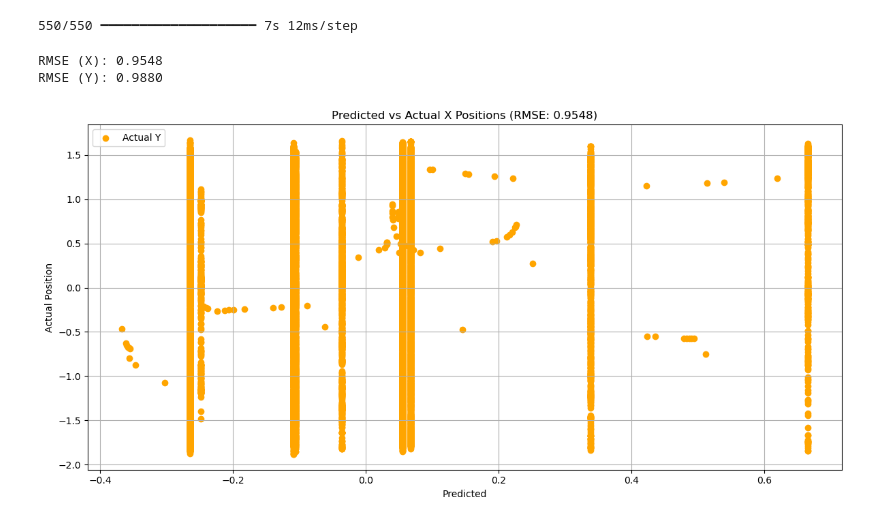
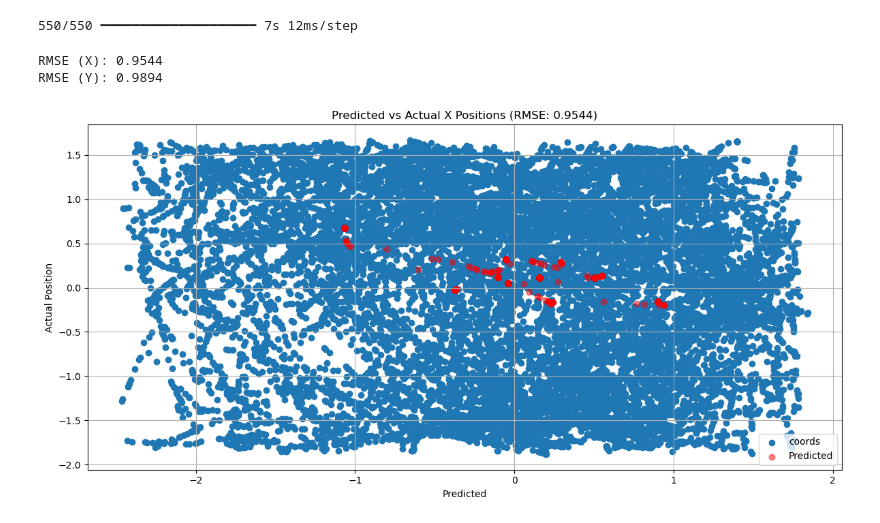
Before and after one commit to adiguzeldeniz/ekip_makine, a Jupyter notebook: i_hate_this.ipynb, the cells around one changed output. Cells and saved outputs as stored; diff of their text form; code cells hidden in the pictures.

```diff
--- a/i_hate_this.ipynb
+++ b/i_hate_this.ipynb
@@ -96,8 +96,8 @@ Index(['Ball_x', 'Ball_y', 'Ball_z', 'Ball_Speed?', 'FCKplayer_1_x',
 #exclude_cols = ['FCKplayer_2_x', 'FCKplayer_2_y']
 input_data = game_reduced#.drop(columns=exclude_cols) #pls ignore this line
 
-window_size = 50      # length of the input sequence
-horizon = 10          # how far ahead to predict
+window_size = 250      # length of the input sequence
+horizon = 250          # how far ahead to predict
 target_cols = [0, 1]  #this basically tells us what we wanna predict. i can just add more columns here if we wanna find positions throughout a whole game
 
 def create_sequences(data, time_steps, future_steps, target_cols):
@@ -115,7 +115,7 @@ def create_sequences(data, time_steps, future_steps, target_cols):
 input, targets = create_sequences(input_data.values, window_size, horizon, target_cols)
 # %%
 #Padding the data
-pad_value = 999.0 #Im hoping this works now. Else we can just set it to 0 even though it makes no sense in this context
+pad_value = 0.0 #Set this to 0 for now. Doesnt make much sense to me but it works i guess
 padded_input = np.nan_to_num(input, nan=pad_value)
 padded_targets = np.nan_to_num(targets, nan=pad_value)
 
@@ -179,22 +177,23 @@ pred_y = predictions[:, 1]
 # %%
 from sklearn.metrics import mean_squared_error
 rmse_x = np.sqrt(mean_squared_error(target_x, pred_x))
 print(f'RMSE (X): {rmse_x:.4f}')
 rmse_y = np.sqrt(mean_squared_error(target_y, pred_y))
 print(f'RMSE (Y): {rmse_y:.4f}')
 
 plt.figure(figsize=(12, 6))
 #plt.scatter(pred_x,target_x, label='Actual X', color='blue')
-plt.scatter(pred_y,target_y, label='Actual Y', color='orange')
-#plt.scatter(target_x,target_y, label ='coords')
+#plt.scatter(pred_y,target_y, label='Actual Y', color='orange')
+plt.scatter(target_x,target_y, label ='coords')
+plt.scatter(pred_x, pred_y, label='Predicted', color='red', alpha=0.5)
 plt.title(f'Predicted vs Actual X Positions (RMSE: {rmse_x:.4f})')
 plt.xlabel('Predicted')
 plt.ylabel('Actual Position')
 plt.legend()
 plt.grid(True)
 plt.tight_layout()
 plt.show()
 # %% [output]
-RMSE (X): 0.9548
-RMSE (Y): 0.9880
+RMSE (X): 0.9544
+RMSE (Y): 0.9894
-[figure, old version]
+[figure, new version]
```
Also changed, not shown: parts of 2 cells of this notebook, 1 other file.
